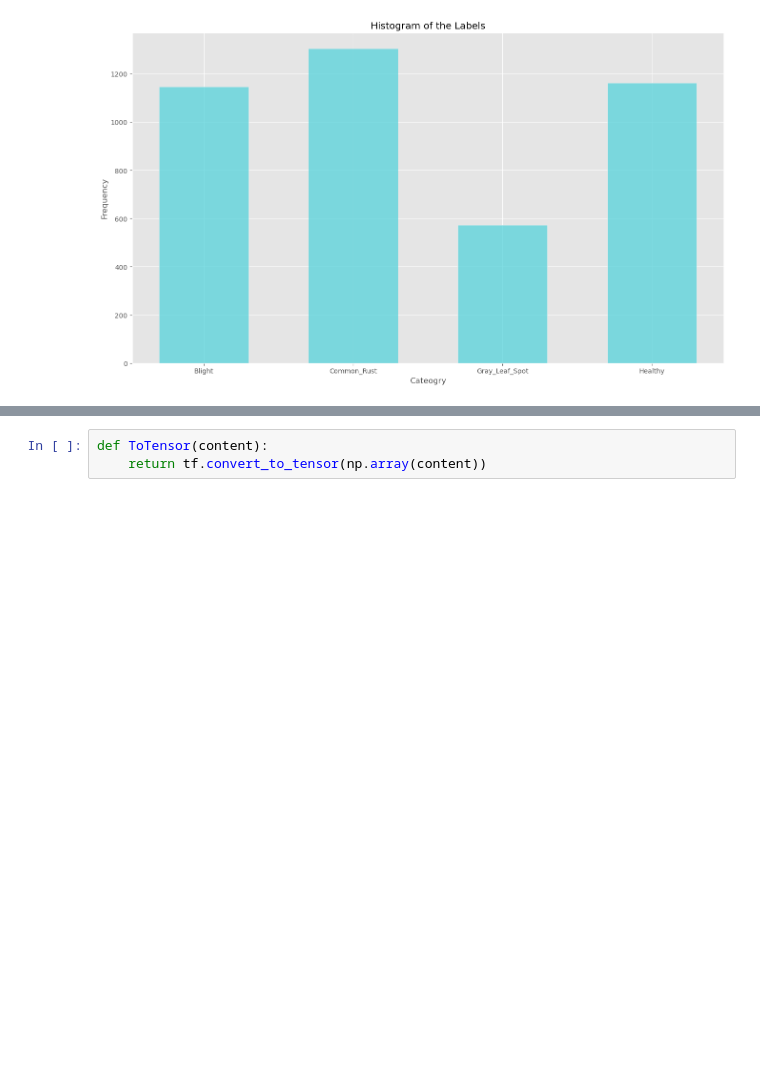
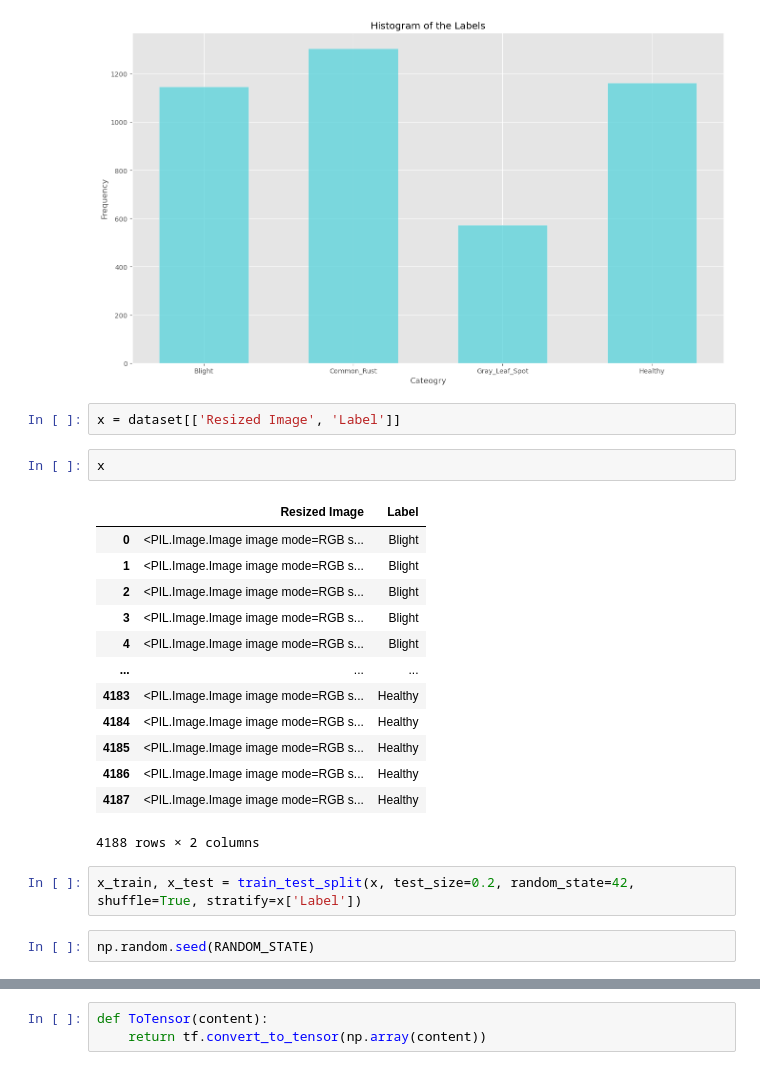
Before and after one commit to riccardo-borgo/Corn-Disease, a Jupyter notebook: main.ipynb, the cells around one changed output, grey strips where cells are left out. Drawn from its saved outputs; the diff is of its cells as text; blank space fills up the shorter version.

```diff
--- a/main.ipynb
+++ b/main.ipynb
@@ -122,3 +121,25 @@ plt.title('Histogram of the Labels')
 plt.show()
 # %% [output]
 [figure]
+# %%
+x = dataset[['Resized Image', 'Label']]
+# %%
+x
+# %% [output]
+|  | Resized Image | Label |
+| 0 | <PIL.Image.Image image mode=RGB s... | Blight |
+| 1 | <PIL.Image.Image image mode=RGB s... | Blight |
+| 2 | <PIL.Image.Image image mode=RGB s... | Blight |
+| 3 | <PIL.Image.Image image mode=RGB s... | Blight |
+| 4 | <PIL.Image.Image image mode=RGB s... | Blight |
+| ... | ... | ... |
+| 4183 | <PIL.Image.Image image mode=RGB s... | Healthy |
+| 4184 | <PIL.Image.Image image mode=RGB s... | Healthy |
+| 4185 | <PIL.Image.Image image mode=RGB s... | Healthy |
+| 4186 | <PIL.Image.Image image mode=RGB s... | Healthy |
+| 4187 | <PIL.Image.Image image mode=RGB s... | Healthy |
+4188 rows × 2 columns
+# %%
+x_train, x_test = train_test_split(x, test_size=0.2, random_state=42, shuffle=True, stratify=x['Label'])
+# %%
+np.random.seed(RANDOM_STATE)
```
Also changed, not shown: parts of 14 cells of this notebook.
